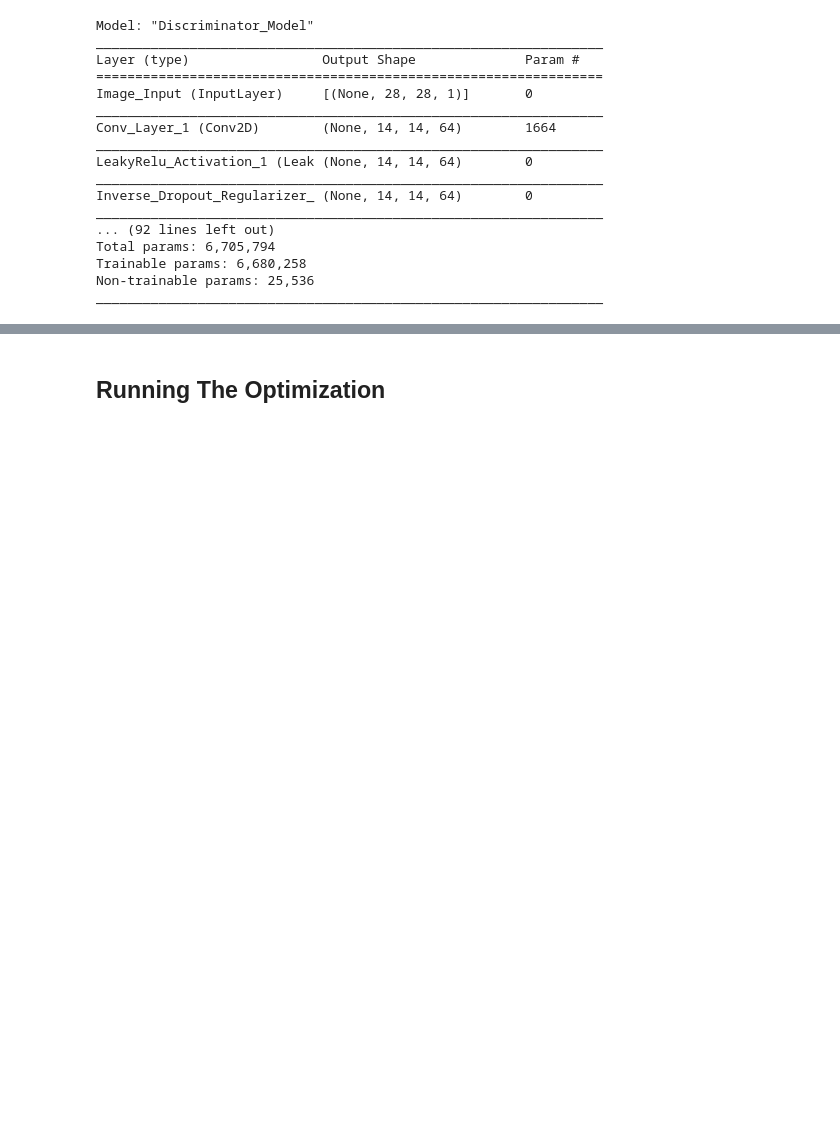
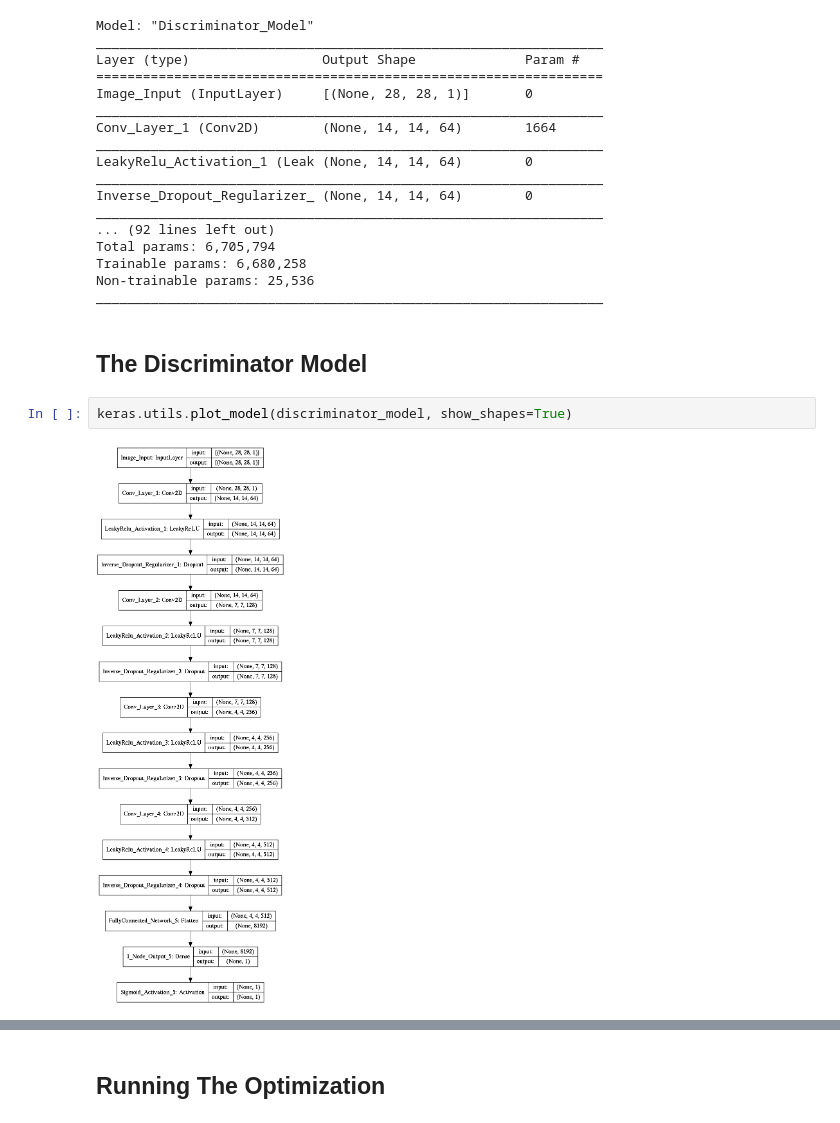
Before and after one commit to SepehrKazemian/Deep-Learning-Practice, a Jupyter notebook: Deep_Convolution_GAN.ipynb, the cells around one changed output, grey strips where cells are left out. Drawn from its saved outputs; the diff is of its cells as text; blank space fills up the shorter version.

```diff
--- a/Deep_Convolution_GAN.ipynb
+++ b/Deep_Convolution_GAN.ipynb
@@ -181,3 +181,9 @@ Total params: 6,705,794
 Trainable params: 6,680,258
 Non-trainable params: 25,536
 _________________________________________________________________
+# %% [markdown]
+## The Discriminator Model
+# %%
+keras.utils.plot_model(discriminator_model, show_shapes=True)
+# %% [output]
+[figure, added]
```
Also changed, not shown: parts of 9 cells of this notebook.
